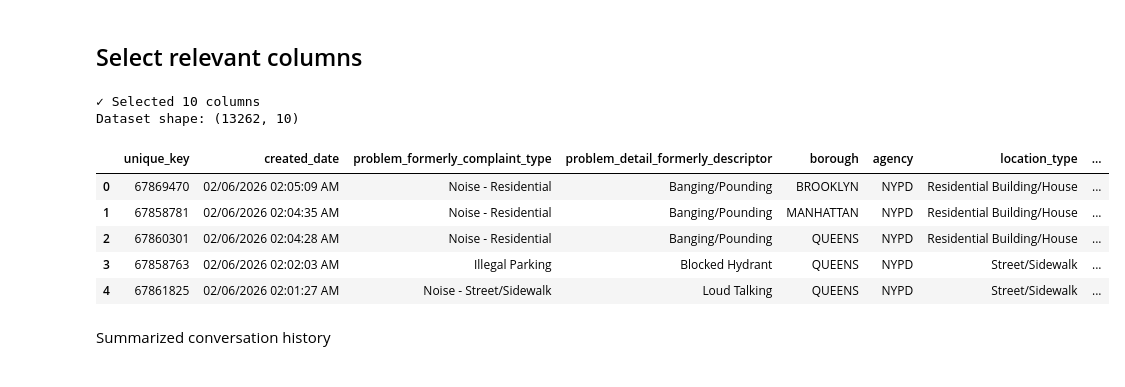
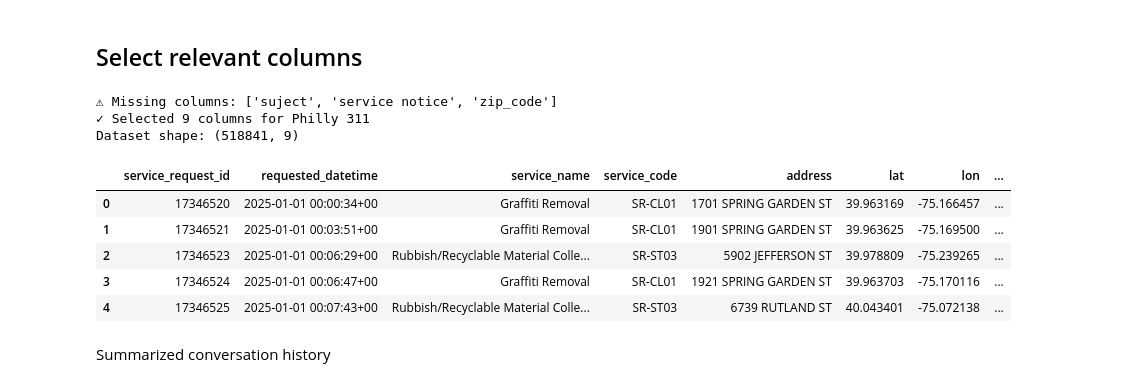
Before and after one commit to AustinK0/CS4630_Group3_Project1, a Jupyter notebook: notebooks/data_cleaning.ipynb, the cells around one changed output. Cells and saved outputs as stored; diff of their text form; code cells hidden in the pictures.

```diff
--- a/notebooks/data_cleaning.ipynb
+++ b/notebooks/data_cleaning.ipynb
@@ -17,9 +17,9 @@ warnings.filterwarnings('ignore')
 # %% [markdown]
 ## Load and Explore Data
 # %%
-# Load NYC 311 data
+# Load Philadelphia 311 data
 # Note: Using on_bad_lines='skip' to handle malformed rows in the CSV
-df = pd.read_csv("../data/raw/nyc_311/nyc_311_raw.csv",
+df = pd.read_csv("../data/raw/philly_311_raw.csv",
                   on_bad_lines='skip',
                   engine='python')
 
@@ -57,41 +56,44 @@ Sample columns: ['unique_key', 'created_date', 'closed_date', 'agency', 'agency_
 # %% [markdown]
 ## Select relevant columns
 # %%
-# SECTION 3: Select Relevant Columns
-# Your 10 essential columns
+# SECTION 3: Select Relevant Columns for Philly 311
+# Update this list based on the actual columns in philly_311_raw.csv
 columns_to_keep = [
-    "unique_key",
-    "created_date",
-    "problem_formerly_complaint_type",
-    "problem_detail_formerly_descriptor",
-    "borough",
-    "agency",
-    "location_type",
-    "incident_zip",
-    "latitude",
-    "longitude",
+    "service_request_id",      # Unique identifier for Philly 311
+    "suject",                 # Subject of the request (if available)
+    "requested_datetime",      # When the request was made
+    "service_name",            # Type/category of service requested
+    "service_code",            # Service code (if available)
+    "service notice",         # Service notice (if available)
+    "address",                 # Address of the request
+    "zip_code",                # ZIP code
+    "lat",                     # Latitude
+    "lon",                    # Longitude
+    "status",                  # Status of the request (if available)
+    "agency_responsible"       # Agency handling the request (if available)
 ]
 
-# Keep only available columns
+# Only keep columns that exist in the DataFrame
 available_cols = [c for c in columns_to_keep if c in df.columns]
 missing_cols = [c for c in columns_to_keep if c not in df.columns]
 
 if missing_cols:
     print(f"⚠ Missing columns: {missing_cols}")
 
 df = df[available_cols].copy()
-print(f"✓ Selected {len(df.columns)} columns")
+print(f"✓ Selected {len(df.columns)} columns for Philly 311")
 print(f"Dataset shape: {df.shape}")
 df.head()
 # %% [output]
-✓ Selected 10 columns
-Dataset shape: (13262, 10)
+⚠ Missing columns: ['suject', 'service notice', 'zip_code']
+✓ Selected 9 columns for Philly 311
+Dataset shape: (518841, 9)
-|  | unique_key | created_date | problem_formerly_complaint_type | problem_detail_formerly_descriptor | borough | agency | location_type | ... |
-| 0 | 67869470 | 02/06/2026 02:05:09 AM | Noise - Residential | Banging/Pounding | BROOKLYN | NYPD | Residential Building/House | ... |
-| 1 | 67858781 | 02/06/2026 02:04:35 AM | Noise - Residential | Banging/Pounding | MANHATTAN | NYPD | Residential Building/House | ... |
-| 2 | 67860301 | 02/06/2026 02:04:28 AM | Noise - Residential | Banging/Pounding | QUEENS | NYPD | Residential Building/House | ... |
-| 3 | 67858763 | 02/06/2026 02:02:03 AM | Illegal Parking | Blocked Hydrant | QUEENS | NYPD | Street/Sidewalk | ... |
-| 4 | 67861825 | 02/06/2026 02:01:27 AM | Noise - Street/Sidewalk | Loud Talking | QUEENS | NYPD | Street/Sidewalk | ... |
+|  | service_request_id | requested_datetime | service_name | service_code | address | lat | lon | ... |
+| 0 | 17346520 | 2025-01-01 00:00:34+00 | Graffiti Removal | SR-CL01 | 1701 SPRING GARDEN ST | 39.963169 | -75.166457 | ... |
+| 1 | 17346521 | 2025-01-01 00:03:51+00 | Graffiti Removal | SR-CL01 | 1901 SPRING GARDEN ST | 39.963625 | -75.169500 | ... |
+| 2 | 17346523 | 2025-01-01 00:06:29+00 | Rubbish/Recyclable Material Colle... | SR-ST03 | 5902 JEFFERSON ST | 39.978809 | -75.239265 | ... |
+| 3 | 17346524 | 2025-01-01 00:06:47+00 | Graffiti Removal | SR-CL01 | 1921 SPRING GARDEN ST | 39.963703 | -75.170116 | ... |
+| 4 | 17346525 | 2025-01-01 00:07:43+00 | Rubbish/Recyclable Material Colle... | SR-ST03 | 6739 RUTLAND ST | 40.043401 | -75.072138 | ... |
 # %% [markdown]
 Summarized conversation history
 # %% [markdown]
```
Also changed, not shown: parts of 16 cells of this notebook, 1 other file.
